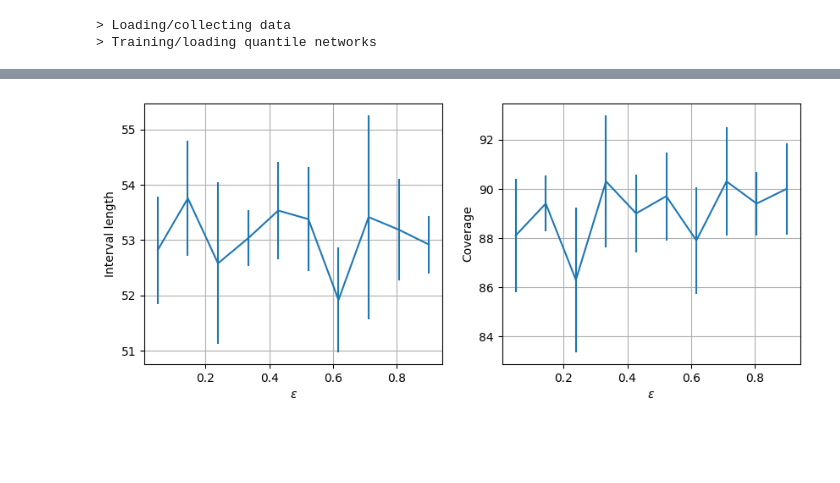
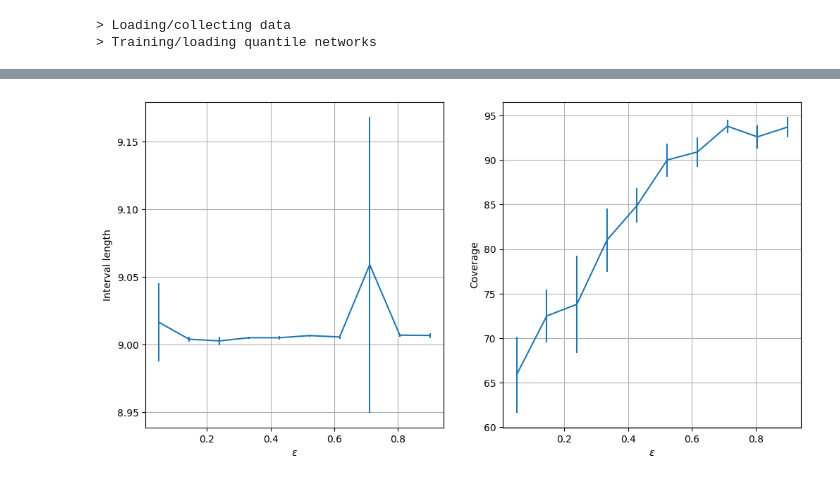
Before and after one commit to danielefoffano/Conformal_OPE_MDP, a Jupyter notebook: plot_1.ipynb, the cells around one changed output, grey strips where cells are left out. Cells and saved outputs as stored; diff of their text form; code cells hidden in the pictures; blank space fills up the shorter version.

```diff
--- a/plot_1.ipynb
+++ b/plot_1.ipynb
@@ -19,7 +19,7 @@ def set_seed(seed: int):
 
 set_seed(1)
 
-REWARD_TYPE = "discrete_multiple"
+REWARD_TYPE = "bernoulli"
 GRADIENT_BASED = True
 EPSILON = 0.3
 QUANTILE = 0.1
@@ -27,7 +27,7 @@ LR = 1e-4
 MOMENTUM = 0.9
 EPOCHS = 100
 NUM_ACTIONS = 5                                                                     # MDP action space size
-NUM_STATES = 30                                                                     # MDP states space size
+NUM_STATES = 10                                                                     # MDP states space size
 NUM_REWARDS = 10                                                                    # MDP reward space size (for discrete MDP)
 DISCOUNT_FACTOR = 0.99                                                              # behaviour agent discount factor
 ALPHA = 0.6                                                                         # behaviour agent alpha
@@ -192,16 +189,16 @@ Epsilon = 0.05
 # %%
 import matplotlib.pyplot as plt
-fig, ax = plt.subplots(1,2, figsize=(10,4))
+fig, ax = plt.subplots(1,2, figsize=(12,6))
 ax[0].errorbar(epsilons, epsilon_avg_lengths.mean(0), 2.2*epsilon_avg_lengths.std(0) / np.sqrt(epsilon_avg_lengths.shape[0]))
 ax[0].set_xlabel('$\epsilon$')
 ax[0].set_ylabel('Interval length')
 ax[0].grid()
 
 
 ax[1].errorbar(epsilons, coverages.mean(0), 2.2*coverages.std(0) / np.sqrt(coverages.shape[0]))
 ax[1].set_xlabel('$\epsilon$')
 ax[1].set_ylabel('Coverage')
 ax[1].grid()
 plt.savefig('results.pdf')
 # %% [output]
-[figure, old version]
+[figure, new version]
```
Also changed, not shown: parts of 2 cells of this notebook, 2 other files.
